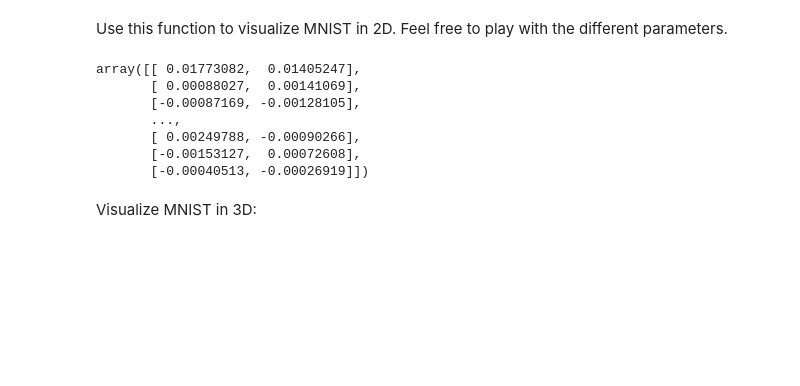
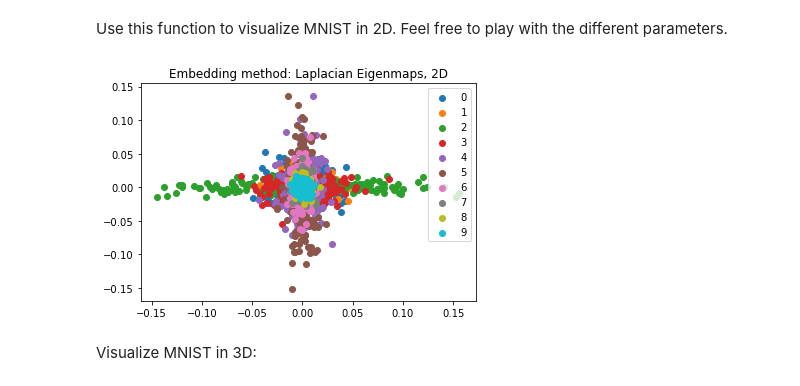
Before and after one commit to aaag97/ntds-projects, a Jupyter notebook: Assignment 2/2_learning_with_graphs-andre.ipynb, the cells around one changed output. Drawn from its saved outputs; the diff is of its cells as text; code cells hidden in the pictures; blank space fills up the shorter version.

```diff
--- a/Assignment 2/2_learning_with_graphs-andre.ipynb
+++ b/Assignment 2/2_learning_with_graphs-andre.ipynb
@@ -362,23 +361,25 @@ def laplacian_eigenmaps(X:np.ndarray, dim: int, sigma: float, epsilon: float, no
     # Your code here
     adjacency = epsilon_similarity_graph(X, sigma, epsilon)
     laplacian = compute_laplacian(adjacency, normalize)
-    _, eigenvectors = spectral_decomposition(laplacian)
-    #solutions are the first dim non trivial eigenvectors of Ln
-    return eigenvectors[0:dim].T
+    eigenvalues, eigenvectors = spectral_decomposition(laplacian)
+    #solutions are the first dim non trivial eigenvectors of Ln ==> =!= 0 ?
+    #return eigenvectors[0:dim].T
+    return (eigenvectors[1:dim+1, :]).T
 # %% [markdown]
 Use this function to visualize MNIST in 2D. Feel free to play with the different parameters.
 # %%
 dim = 2
-# Your code here
-laplacian_eigenmaps(X, dim=2, sigma=1.5 * np.median(pdist(X)), epsilon=0.7, normalize=False)
+twoD_embeddings = laplacian_eigenmaps(X_mnist, dim=2, sigma=5*np.mean(pdist(X_mnist)), epsilon=0.5, normalize=True)
-# %% [output]
-array([[ 0.01773082,  0.01405247],
-       [ 0.00088027,  0.00141069],
-       [-0.00087169, -0.00128105],
-       ...,
-       [ 0.00249788, -0.00090266],
-       [-0.00153127,  0.00072608],
-       [-0.00040513, -0.00026919]])
+# %%
+fig = plt.figure()
+for i in classes:
+    mask = y_mnist == i
+    plt.scatter(twoD_embeddings[mask, 0], twoD_embeddings[mask, 1], label=i)
+    plt.legend()
+    plt.title('Embedding method: Laplacian Eigenmaps, 2D')
+plt.show()
+# %% [output]
+[figure, added]
 # %% [markdown]
 Visualize MNIST in 3D:
 # %%
```
Also changed, not shown: parts of 11 cells of this notebook.
